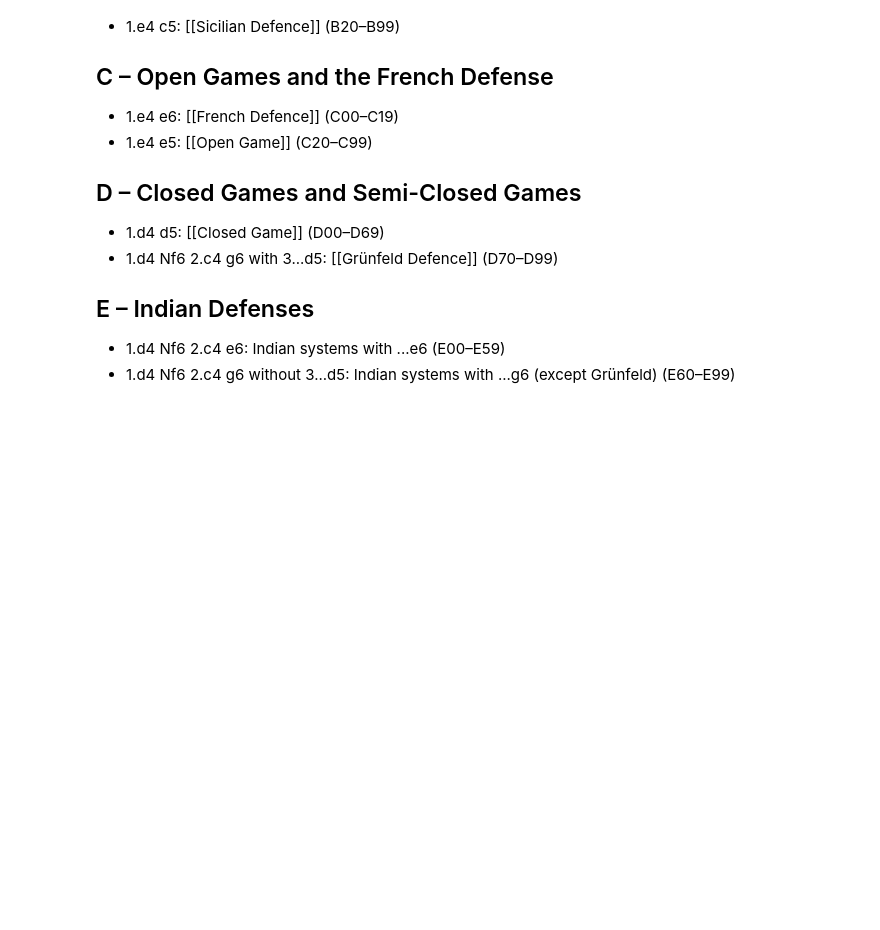
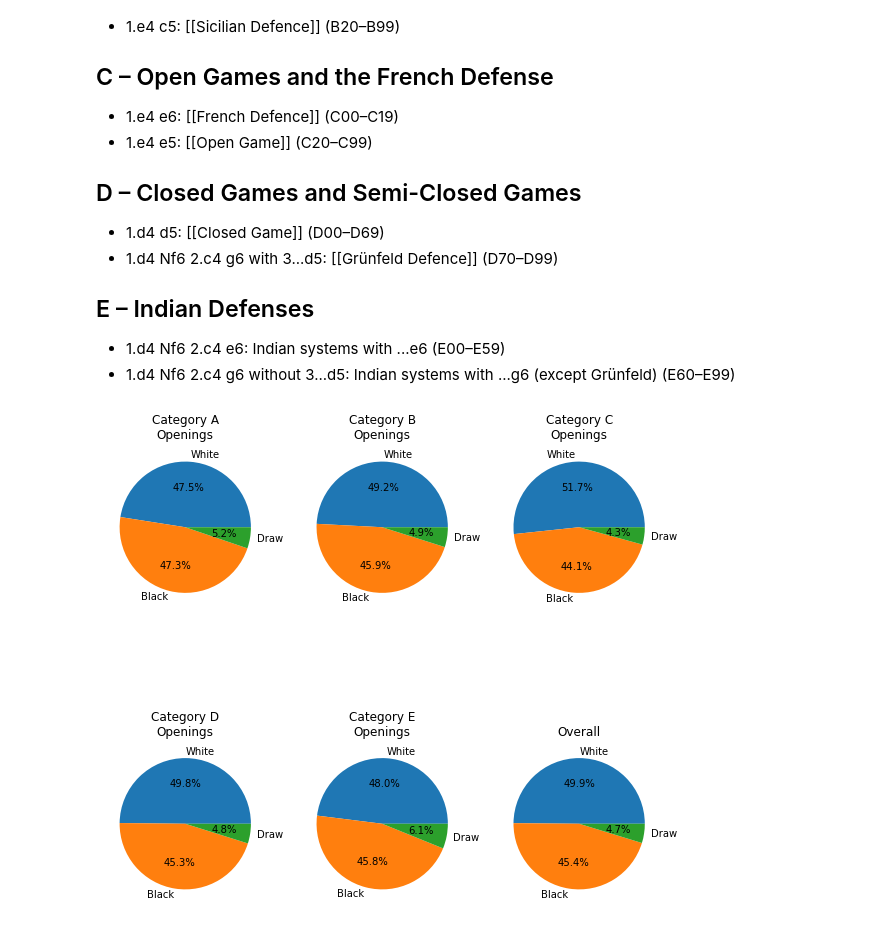
Before and after one commit to engeljason/chess_openings_analysis, a Jupyter notebook: analysis.ipynb, the cells around one changed output. Cells and saved outputs as stored; diff of their text form; code cells hidden in the pictures; blank space fills up the shorter version.

Commit message:
graphs graphs graphs

```diff
--- a/analysis.ipynb
+++ b/analysis.ipynb
@@ -12,7 +15,7 @@ games_df.head(1)
 # %%
 # make bins for player rating ranges
-games_df["white_range"] = pd.cut(games_df["white_rating"], range(0, 3001, 200))
-games_df["black_range"] = pd.cut(games_df["black_rating"], range(0, 3001, 200))
+games_df["white_range"] = pd.cut(games_df["white_rating"], [0] + list(range(1200, 3000, 200)))
+games_df["black_range"] = pd.cut(games_df["black_rating"], [0] + list(range(1200, 3000, 200)))
 # %%
 # High ELO_diff implies white should win;  low (negative) values imply black should win
 games_df["elo_diff"] = games_df["white_rating"]-games_df["black_rating"]
@@ -47,23 +50,27 @@ games_df["elo_diff"] = games_df["white_rating"]-games_df["black_rating"]
 # %%
 # get general summary data
 
 ## overall wins for white/black
 total_wins = games_df["winner"].value_counts()["white"]
 total_losses = games_df["winner"].value_counts()["black"]
 total_draws = games_df["winner"].value_counts()["draw"]
 ## counts of openings
 openings = games_df["opening_eco"].value_counts()
 # get Letter category for opening ECO
 games_df["opening_cat"] = games_df["opening_eco"].map(lambda x: x[0])
 
 ## graphs to visualize these
 fig, axes = plt.subplots(2, 3, figsize = (10,10))
-ax1 = axes[0][0]
+ax1 = axes[1][2]
 ax1.pie(x = games_df["winner"].value_counts(), labels = games_df["winner"].value_counts().index.map(str.capitalize), autopct = "%.1f%%")
 ax1.set_title("Overall")
 
 for index, value in enumerate(games_df.groupby("opening_cat")["winner"].value_counts().index.get_level_values(0).unique()):
-    ax2.bar(height = games_df.groupby("opening_cat")["winner"].value_counts(), x = games_df.groupby("opening_cat")["winner"].value_counts().index, autopct = "%.1f%%")
-    ax2.set_title("Win rates by opening category")
+    i = int(index/3)
+    j = int(index%3)
+    axes[i][j].pie(x = games_df.groupby("opening_cat")["winner"].value_counts()[value], labels = games_df.groupby("opening_cat")["winner"].value_counts()[value].index.map(str.capitalize), autopct = "%.1f%%")
+    axes[i][j].set_title(f"Category {value}\nOpenings")
 
 plt.show()
+# %% [output]
+[figure, added]
```
Also changed, not shown: parts of 8 cells of this notebook.
